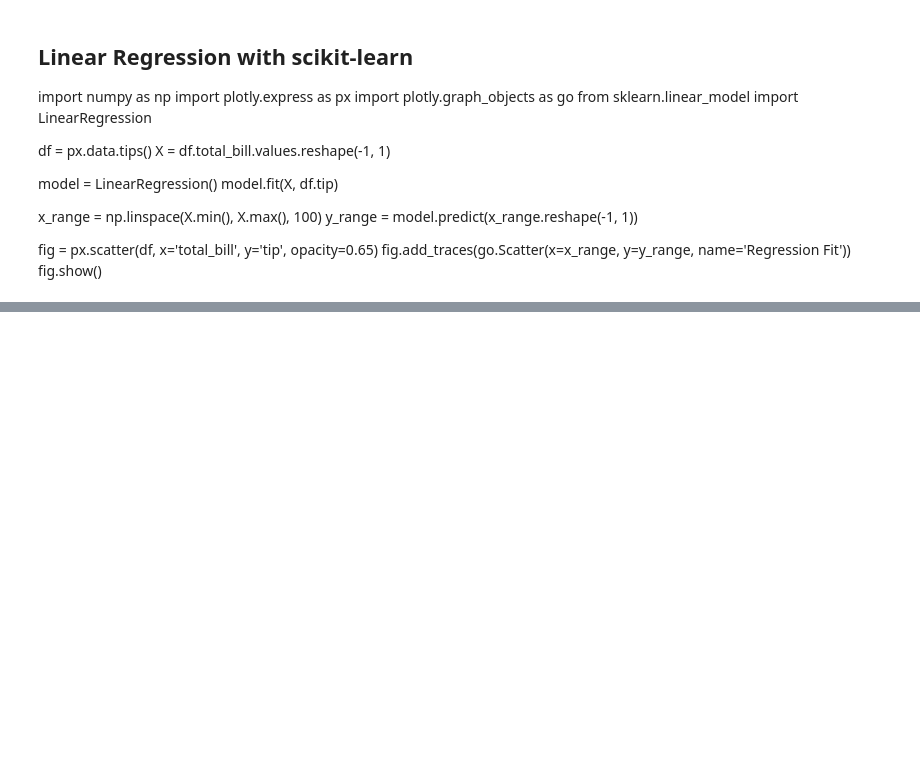
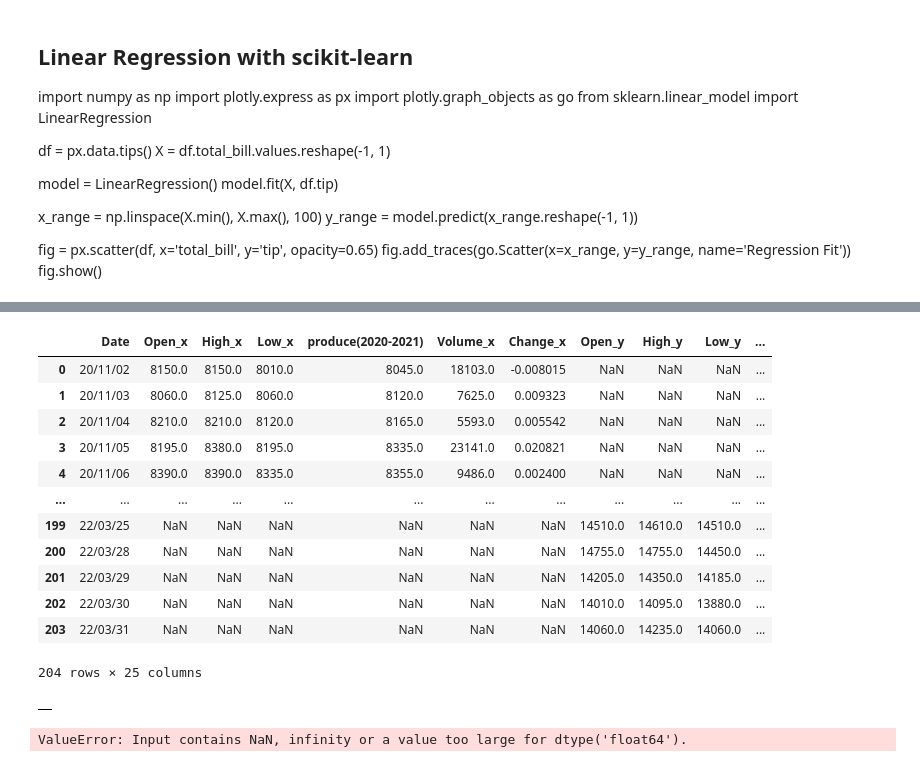
Before and after one commit to dlslrksk/ubion_hackaton, a Jupyter notebook: 무덤/1차/py/oil:farm_produce.ipynb, the cells around one changed output, grey strips where cells are left out. Cells and saved outputs as stored; diff of their text form; code cells hidden in the pictures; blank space fills up the shorter version.

```diff
--- a/py/oil:farm_produce.ipynb
+++ b/무덤/1차/py/oil:farm_produce.ipynb
@@ -263,3 +263,64 @@ fig = px.line(war_oil_produce, x='Date', y=["oil(2020-2021)","oil(2021-2022)","p
 fig.show()
 # %% [markdown]
 ![war_oil_produce](https://user-images.githubusercontent.com/96412661/164569906-31e29fe9-4105-49c9-b86b-672b25791d0a.png)
+# %%
+# # oil '*200', '*150' 가중
+# war_oil['oil(2020-2021)'] = war_oil['oil(2020-2021)'] * 200
+# war_oil['oil(2021-2022)'] = war_oil['oil(2021-2022)'] * 150
+
+# war_oil_produce['oil(2020-2021)'] = war_oil['oil(2020-2021)']
+# war_oil_produce['oil(2021-2022)'] = war_oil['oil(2021-2022)']
+
+# war_oil_produce.info()
+
+war_oil_produce
+# %% [output]
+|  | Date | Open_x | High_x | Low_x | produce(2020-2021) | Volume_x | Change_x | Open_y | High_y | Low_y | ... |
+| 0 | 20/11/02 | 8150.0 | 8150.0 | 8010.0 | 8045.0 | 18103.0 | -0.008015 | NaN | NaN | NaN | ... |
+| 1 | 20/11/03 | 8060.0 | 8125.0 | 8060.0 | 8120.0 | 7625.0 | 0.009323 | NaN | NaN | NaN | ... |
+| 2 | 20/11/04 | 8210.0 | 8210.0 | 8120.0 | 8165.0 | 5593.0 | 0.005542 | NaN | NaN | NaN | ... |
+| 3 | 20/11/05 | 8195.0 | 8380.0 | 8195.0 | 8335.0 | 23141.0 | 0.020821 | NaN | NaN | NaN | ... |
+| 4 | 20/11/06 | 8390.0 | 8390.0 | 8335.0 | 8355.0 | 9486.0 | 0.002400 | NaN | NaN | NaN | ... |
+| ... | ... | ... | ... | ... | ... | ... | ... | ... | ... | ... | ... |
+| 199 | 22/03/25 | NaN | NaN | NaN | NaN | NaN | NaN | 14510.0 | 14610.0 | 14510.0 | ... |
+| 200 | 22/03/28 | NaN | NaN | NaN | NaN | NaN | NaN | 14755.0 | 14755.0 | 14450.0 | ... |
+| 201 | 22/03/29 | NaN | NaN | NaN | NaN | NaN | NaN | 14205.0 | 14350.0 | 14185.0 | ... |
+| 202 | 22/03/30 | NaN | NaN | NaN | NaN | NaN | NaN | 14010.0 | 14095.0 | 13880.0 | ... |
+| 203 | 22/03/31 | NaN | NaN | NaN | NaN | NaN | NaN | 14060.0 | 14235.0 | 14060.0 | ... |
+204 rows × 25 columns
+# %%
+wop = pd.DataFrame()
+wop.append(war_oil_produce['Date'])
+wop.append(war_oil_produce['oil(2020-2021)'])
+wop.append(war_oil_produce['produce(2020-2021)'])
+wop
+# %% [output]
+|  |
+# %%
+# # 원유와 농산물 ETF 병합
+# # "oil(2020-2021)", "oil(2021-2022)", "produce(2020-2021)", "produce(2021-2022)"
+# # 전쟁 충격 이전
+# war_oil_produce = pd.merge(war_produce, war_oil, how='inner', on='Date')
+
+# 학습 데이터와 테스트 데이터 분리
+X_train, X_test, y_train, y_test = \
+    train_test_split(war_oil_produce['oil(2020-2021)'], war_oil_produce['produce(2020-2021)'], test_size=0.2, random_state=107)
+
+# 선형 회귀 모델로 학습 수행
+lr = LinearRegression()
+lr.fit(X_train.array.reshape(-1, 1), y_train.array.reshape(-1, 1))
+
+# 테스트 데이터로 예측
+pred = lr.predict(X_test.array.reshape(-1, 1))
+
+# MSE & RMSE & R2
+mse = mean_squared_error(y_test, pred)
+rmse = np.sqrt(mse)
+
+print('MSE :{0:.3f}, RMSE :{1:.3f}'.format(mse, rmse))
+print('Variance score:{0:.3f}'.format(r2_score(y_test, pred)))
+
+print('절편 값 :',lr.intercept_)
+print('회귀 계수값 :', np.round(lr.coef_))
+# %% [output]
+ValueError: Input contains NaN, infinity or a value too large for dtype('float64').
```
Also changed, not shown: 48 other files.
